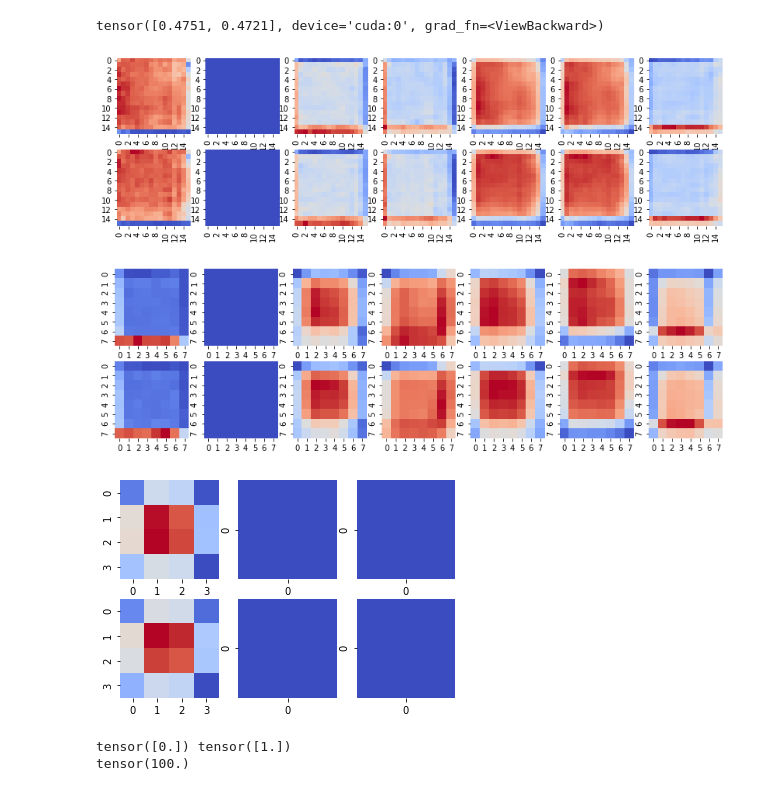
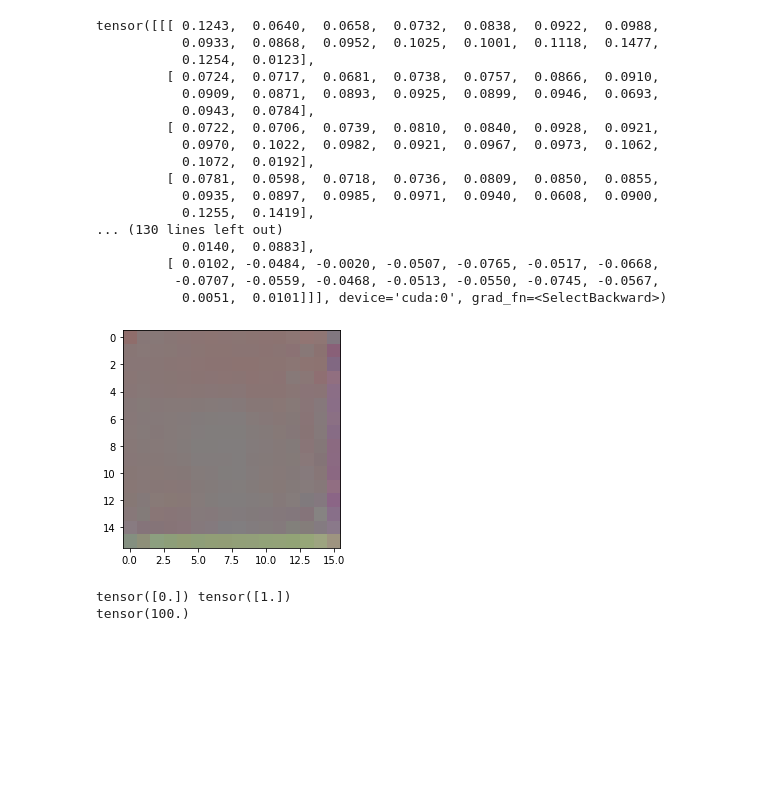
Before and after one commit to AustinXY/pconv-toy, a Jupyter notebook: pconv-toy.ipynb, the cells around one changed output. Drawn from its saved outputs; the diff is of its cells as text; code cells hidden in the pictures; blank space fills up the shorter version.

```diff
--- a/pconv-toy.ipynb
+++ b/pconv-toy.ipynb
@@ -524,14 +553,29 @@ tensor([0.9555, 0.9936], device='cuda:0', grad_fn=<ViewBackward>)
 # %%
 netG.eval()
 _noise = Variable(torch.FloatTensor(2, nz)).cuda()
 _noise.data.normal_(0, 1)
-# imshow(netG(_noise)[0])
-amflag = True
-mk_f = False
-rfs = netD(netG(_noise))
-rfs
+imshow(netG(_noise)[0])
+netG(_noise)[0]
+# amflag = True
+# mk_f = False
+# rfs = netD(netG(_noise))
+# rfs
 # %% [output]
-tensor([0.4751, 0.4721], device='cuda:0', grad_fn=<ViewBackward>)
+tensor([[[ 0.1243,  0.0640,  0.0658,  0.0732,  0.0838,  0.0922,  0.0988,
+           0.0933,  0.0868,  0.0952,  0.1025,  0.1001,  0.1118,  0.1477,
+           0.1254,  0.0123],
+         [ 0.0724,  0.0717,  0.0681,  0.0738,  0.0757,  0.0866,  0.0910,
+           0.0909,  0.0871,  0.0893,  0.0925,  0.0899,  0.0946,  0.0693,
+           0.0943,  0.0784],
+         [ 0.0722,  0.0706,  0.0739,  0.0810,  0.0840,  0.0928,  0.0921,
+           0.0970,  0.1022,  0.0982,  0.0921,  0.0967,  0.0973,  0.1062,
+           0.1072,  0.0192],
+         [ 0.0781,  0.0598,  0.0718,  0.0736,  0.0809,  0.0850,  0.0855,
+           0.0935,  0.0897,  0.0985,  0.0971,  0.0940,  0.0608,  0.0900,
+           0.1255,  0.1419],
+... (130 lines left out)
+           0.0140,  0.0883],
+         [ 0.0102, -0.0484, -0.0020, -0.0507, -0.0765, -0.0517, -0.0668,
+          -0.0707, -0.0559, -0.0468, -0.0513, -0.0550, -0.0745, -0.0567,
+           0.0051,  0.0101]]], device='cuda:0', grad_fn=<SelectBackward>)
-[figure, old version]
+[figure, new version]
-[figure, removed]
-[figure, removed]
```
Also changed, not shown: parts of 12 cells of this notebook.
